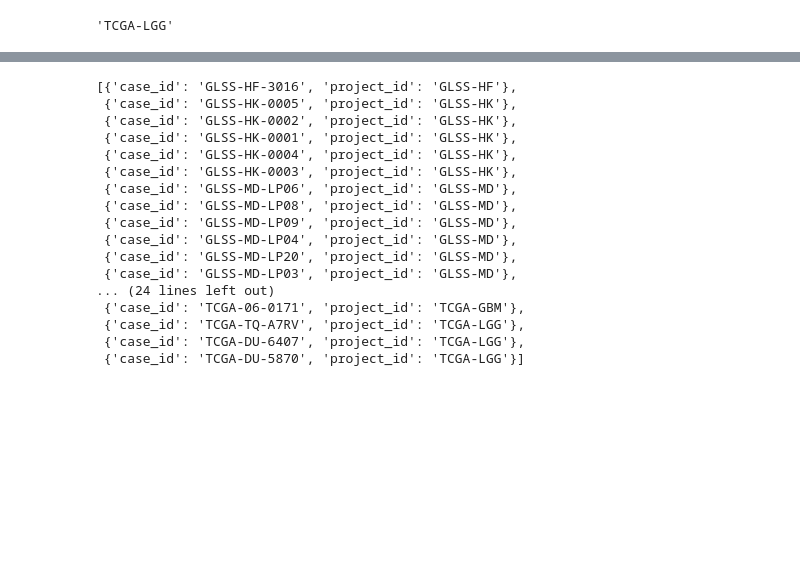
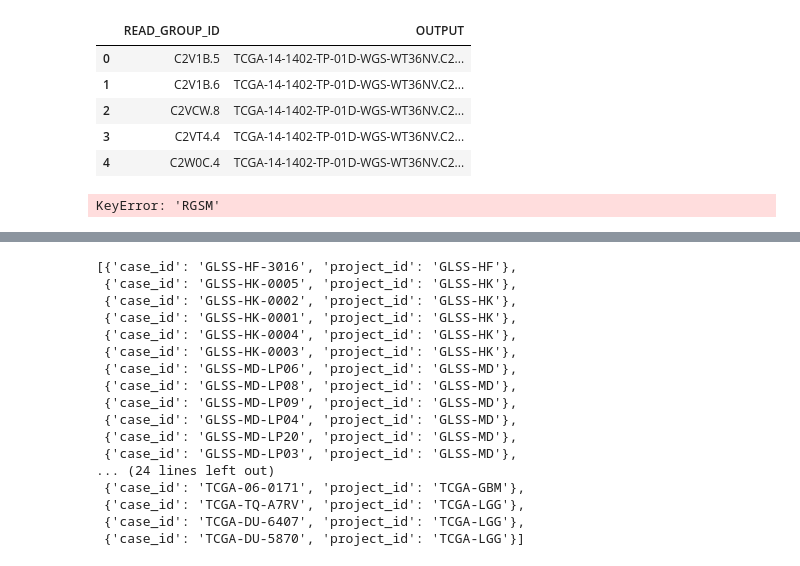
Before and after one commit to fpbarthel/GLASS, a Jupyter notebook: python/LearningJSON-4.ipynb, the cells around one changed output, grey strips where cells are left out. Saved outputs shown, nothing was run; the diff lists cells and outputs as text; code cells hidden in the pictures; blank space fills up the shorter version.

Commit message:
new json

```diff
--- a/python/LearningJSON-4.ipynb
+++ b/python/LearningJSON-4.ipynb
@@ -1,11 +1,11 @@
 # %%
 import json
-CASES = json.load(open('/projects/barthf/GLASS-WG/data/manifest/mdacc/cases.json'))
-SAMPLES = json.load(open('/projects/barthf/GLASS-WG/data/manifest/mdacc/samples.json'))
-ALIQUOTS = json.load(open('/projects/barthf/GLASS-WG/data/manifest/mdacc/aliquots.json'))
-FILES = json.load(open('/projects/barthf/GLASS-WG/data/manifest/mdacc/files.json'))
-READGROUPS = json.load(open('/projects/barthf/GLASS-WG/data/manifest/mdacc/readgroups.json'))
-PAIRS = json.load(open('/projects/barthf/GLASS-WG/data/manifest/mdacc/pairs.json'))
+CASES = json.load(open('/projects/barthf/GLASS-WG/data/manifest/tcga/cases.json'))
+SAMPLES = json.load(open('/projects/barthf/GLASS-WG/data/manifest/tcga/samples.json'))
+ALIQUOTS = json.load(open('/projects/barthf/GLASS-WG/data/manifest/tcga/aliquots.json'))
+FILES = json.load(open('/projects/barthf/GLASS-WG/data/manifest/tcga/files.json'))
+READGROUPS = json.load(open('/projects/barthf/GLASS-WG/data/manifest/tcga/readgroups.json'))
+PAIRS = json.load(open('/projects/barthf/GLASS-WG/data/manifest/tcga/pairs.json'))
 # %%
 ## Turn an unnamed list of dicts into a nammed list of dicts
 ## Taken from stackoverflow
@@ -135,4 +95,41 @@ ALIQUOT_TO_FQ_PATH
-# %%
-CASES_DICT[SAMPLES_DICT[ALIQUOTS_DICT["TCGA-DU-6397-TP-OXOUDE"]["sample_id"]]["case_id"]]["project_id"]
-# %% [output]
-'TCGA-LGG'
+# %%
+import pandas as pd
+rgmap = pd.DataFrame(
+            {
+                "READ_GROUP_ID": ALIQUOT_TO_LEGACY_RGID["TCGA-14-1402-TP-01D-WGS-WT36NV"],
+                "OUTPUT": ["{aliquot_id}.{rg}.revertsam.bam".format(aliquot_id="TCGA-14-1402-TP-01D-WGS-WT36NV", rg=rg) for rg in ALIQUOT_TO_RGID["TCGA-14-1402-TP-01D-WGS-WT36NV"]]
+            },
+            columns = ["READ_GROUP_ID", "OUTPUT"]
+        )
+rgmap
+# %% [output]
+|  | READ_GROUP_ID | OUTPUT |
+| 0 | C2V1B.5 | TCGA-14-1402-TP-01D-WGS-WT36NV.C2... |
+| 1 | C2V1B.6 | TCGA-14-1402-TP-01D-WGS-WT36NV.C2... |
+| 2 | C2VCW.8 | TCGA-14-1402-TP-01D-WGS-WT36NV.C2... |
+| 3 | C2VT4.4 | TCGA-14-1402-TP-01D-WGS-WT36NV.C2... |
+| 4 | C2W0C.4 | TCGA-14-1402-TP-01D-WGS-WT36NV.C2... |
+# %%
+## Readgroup information and
+## Aliquots and RGIDs map 1:many
+## RGIDs are unique within an aliquot
+## Aliquot IDs and fastQ files map 1:many
+## Because FQ files are also seperated by readgroup, create dictionary of FQ files here as well
+ALIQUOT_TO_READGROUP = {}
+ALIQUOT_TO_FQ_PATH = {}
+ALIQUOT_TO_SM = {} ## SM is shared across all RG
+for readgroup in READGROUPS:
+    if readgroup["aliquot_id"] not in ALIQUOT_TO_SM:
+        ALIQUOT_TO_SM[ readgroup["aliquot_id"] ] = readgroup["RGSM"]
+    if readgroup["aliquot_id"] not in ALIQUOT_TO_READGROUP:
+        ALIQUOT_TO_READGROUP[ readgroup["aliquot_id"] ] = { readgroup["RGID"] : readgroup }
+    else:
+        ALIQUOT_TO_READGROUP[ readgroup["aliquot_id"] ][ readgroup["RGID"] ] = readgroup
+    ALIQUOT_TO_READGROUP[ readgroup["aliquot_id"] ][ readgroup["RGID"] ]["file_path"] = FILES_DICT[ ALIQUOT_TO_READGROUP[ readgroup["aliquot_id"] ][ readgroup["RGID"] ]["file_uuid"] ]["file_path"]
+    ALIQUOT_TO_READGROUP[ readgroup["aliquot_id"] ][ readgroup["RGID"] ]["file_format"] = FILES_DICT[ ALIQUOT_TO_READGROUP[ readgroup["aliquot_id"] ][ readgroup["RGID"] ]["file_uuid"] ]["file_format"]
+    if ALIQUOT_TO_READGROUP[ readgroup["aliquot_id"] ][ readgroup["RGID"] ]["file_format"] == "FQ":
+        if readgroup["aliquot_id"] not in ALIQUOT_TO_FQ_PATH:
+            ALIQUOT_TO_FQ_PATH[ readgroup["aliquot_id"] ] = {}
+        ALIQUOT_TO_FQ_PATH[ readgroup["aliquot_id"] ][ readgroup["RGID"] ] = ALIQUOT_TO_READGROUP[ readgroup["aliquot_id"] ][ readgroup["RGID"] ]["file_path"].split(",")
+# %% [output]
+KeyError: 'RGSM'
```
Also changed, not shown: parts of 4 cells of this notebook, 6 other files.
